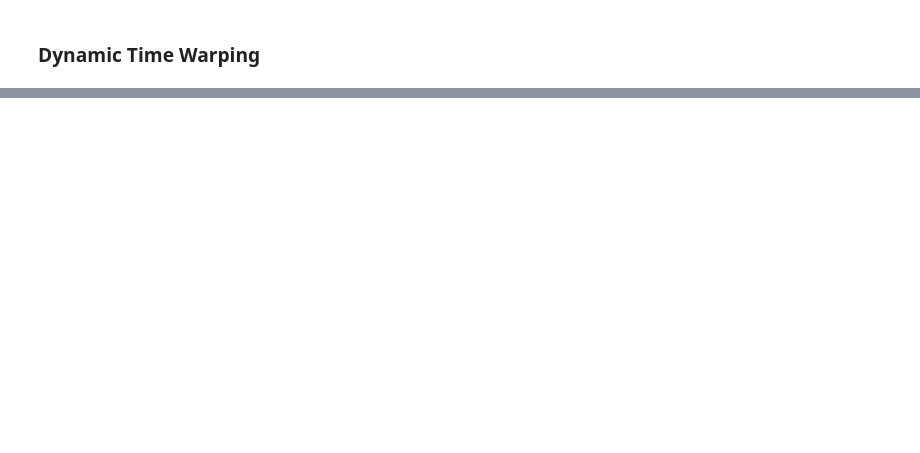
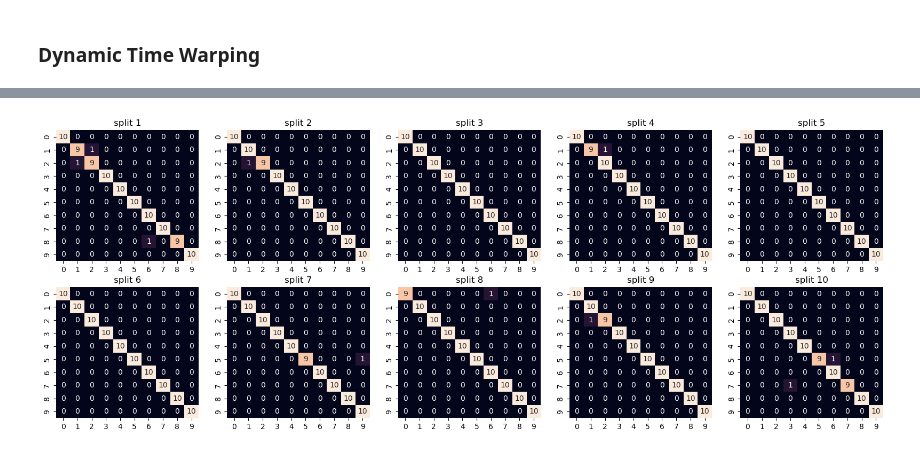
Before and after one commit to Mathieu-R/linfo2275-hand-gesture-recognition, a Jupyter notebook: hand-gesture-recognition.ipynb, the cells around one changed output, grey strips where cells are left out. Saved outputs shown, nothing was run; the diff lists cells and outputs as text; code cells hidden in the pictures; blank space fills up the shorter version.

```diff
--- a/hand-gesture-recognition.ipynb
+++ b/hand-gesture-recognition.ipynb
@@ -578,5 +31,0 @@ class KNN:
-# %%
-def plot_confusion_matrix(y_true, y_pred):
-	conf_matrix = np.array(confusion_matrix(y_true=y_true, y_pred=y_pred))
-	sns.heatmap(conf_matrix, annot=True)
-	plt.show()
@@ -772,0 +76,29 @@ KeyboardInterrupt:
+# %%
+import matplotlib.pyplot as plt
+import seaborn as sns
+
+from sklearn.metrics import confusion_matrix
+
+def plot_confusion_matrix(y_true, y_pred, i, ax = None):
+	if ax is None:
+		fig, ax = plt.subplots()
+	else:
+		fig = ax.figure
+
+	conf_matrix = np.array(confusion_matrix(y_true=y_true, y_pred=y_pred))
+	sns.heatmap(conf_matrix, annot=True, cbar=False, ax=ax)
+	ax.set_title(f"split {i}")
+
+def plot_multiple_confusion_matrix(y_trues, y_preds):
+	if len(y_trues) != len(y_preds):
+		raise ValueError("y_trues and y_preds should be of same length.")
+
+	n = len(y_trues)
+	fix, axes = plt.subplots(nrows = 2, ncols = 5, figsize=(20, 7))
+
+	for i in range(0, n):
+		plot_confusion_matrix(y_true=y_trues[i], y_pred=y_preds[i], i=i+1, ax=axes.flatten()[i])
+# %%
+plot_multiple_confusion_matrix(y_trues=dtw_y_tests_d1_udep, y_preds=dtw_y_preds_d1_udep)
+# %% [output]
+[figure, added]
```
Also changed, not shown: parts of 47 cells of this notebook, 18 other files.
